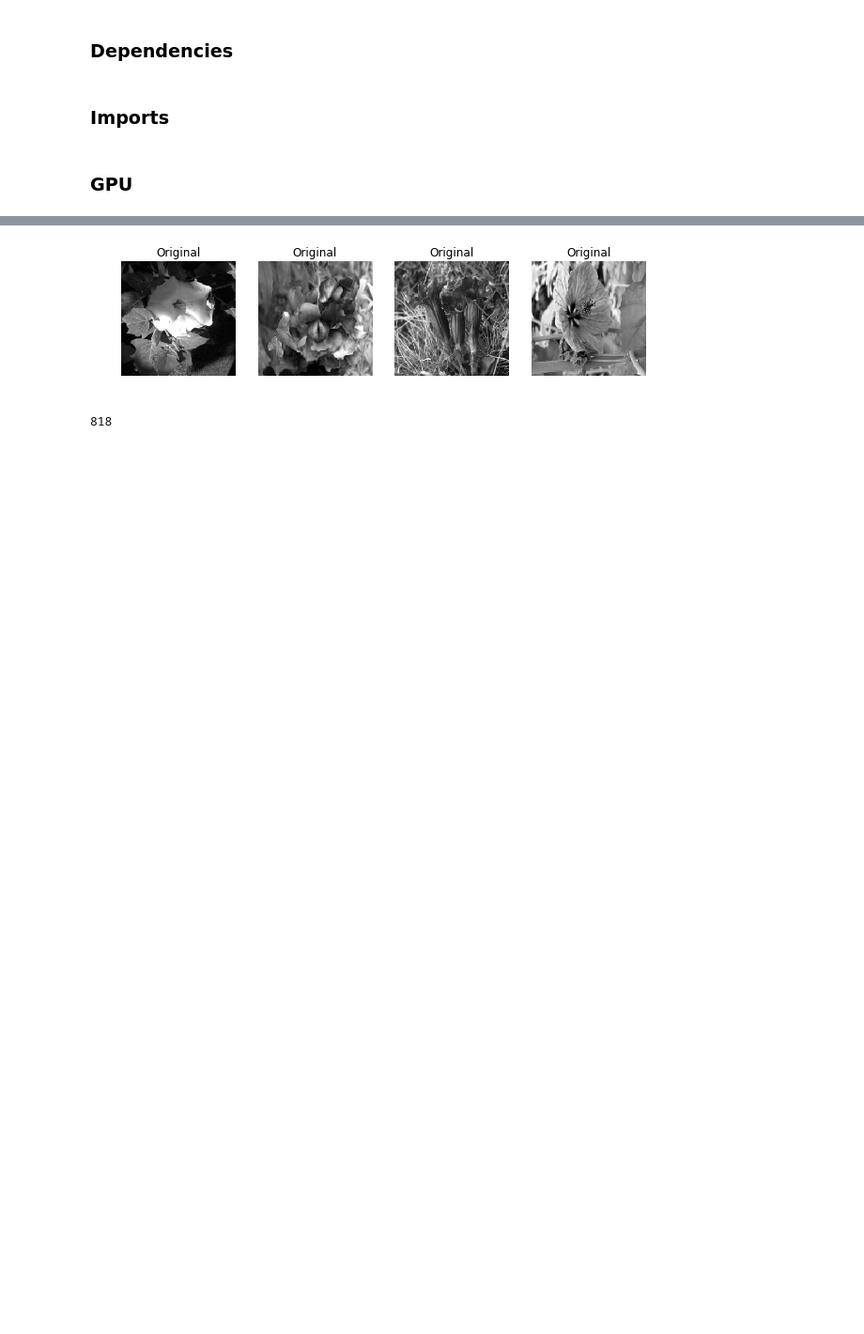
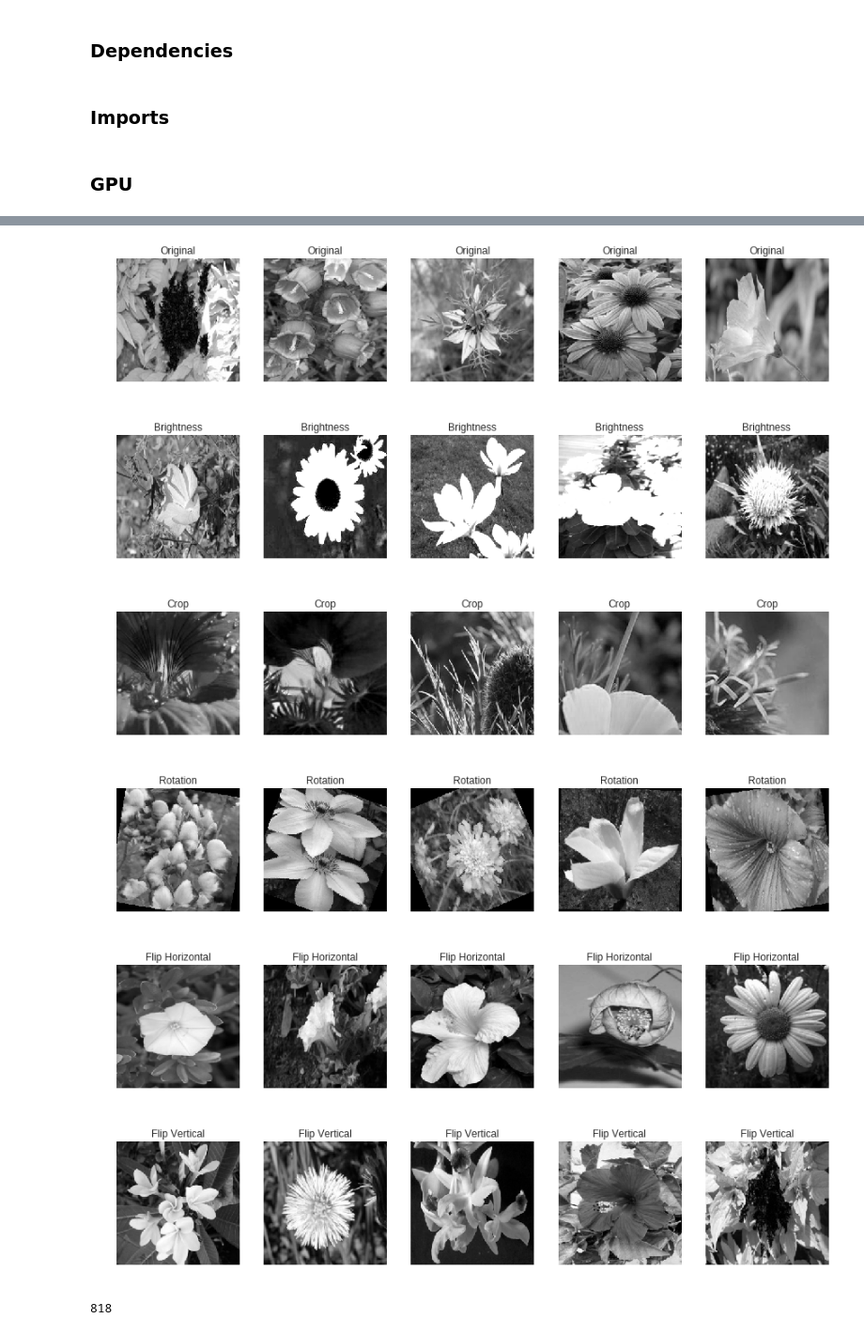
Before and after one commit to hydroxion/flower, a Jupyter notebook: vida.ipynb, the cells around one changed output, grey strips where cells are left out. Shown at 94% size. Drawn from its saved outputs; the diff is of its cells as text; code cells hidden in the pictures; blank space fills up the shorter version.

Commit message:
Dependencies updated, notebook moved to Google Colab, accuracy computed, reference to Autoencoder paper added, bug on train fixed, data augmentation refined and loss plot added

```diff
--- a/vida.ipynb
+++ b/vida.ipynb
@@ -63,7 +93,7 @@ def load(path = None, transform = None):
         Return
         ------
 
-        Image Folder object
+        Image Folder
 
         References
         ----------
@@ -78,12 +108,7 @@ def load(path = None, transform = None):
     if not pth.exists() or not pth.is_dir():
         raise Exception('Incompatible path')
 
-    dataset = torchvision.datasets.ImageFolder(
-        root=path,
-        transform=transform
-    )
-
-    return dataset
+    return torchvision.datasets.ImageFolder(root = path, transform = transform)
 # %%
 def plot(axe = None, images = None, cmap = 'gray', title = '', color = False):
     '''
@@ -133,9 +158,9 @@ def plot(axe = None, images = None, cmap = 'gray', title = '', color = False):
         https://matplotlib.org/examples/color/colormaps_reference.html
     '''
 
-    count = 0
+    if len(axe.shape) == 1:
+        count = 0
 
-    if len(axe.shape) == 1:
         for col in range(axe.shape[0]):
             if color:
                 axe[col].imshow(images[count].numpy().transpose((1, 2, 0)))
@@ -148,6 +173,9 @@ def plot(axe = None, images = None, cmap = 'gray', title = '', color = False):
                 axe[col].set_title(title)
 
             count += 1
-
-        return
+    else:
+        raise Exception('Invalid shape')
+# %%
+# Normalize
+normalize = torchvision.transforms.Normalize(mean = (0.485, 0.456, 0.406), std = (0.229, 0.224, 0.225))
 # %%
@@ -227,16 +256,21 @@ print(reduce(lambda start, length: start + length, [len(obj['data'].dataset) for
 # %%
-# Plot train dataset
+# Plot train
 %matplotlib inline
 
-for obj in train_vector:
-    # Get epoch
-    images_train, labels_train = iter(obj['data']).next()
+for dataset in train_dataset:
+    # Get batch
+    images_train, labels_train = iter(dataset['data']).next()
 
     # Create buffer
-    figure, axe = pp.subplots(nrows=1, ncols=4, figsize=(10, 10))
+    figure, axe = pp.subplots(nrows = 1, ncols = 5, figsize=(15, 10))
 
     # Plot images
-    plot(axe = axe, images = images_train[:, 1], title = obj['title'])
+    plot(axe = axe, images = images_train[:, 1], title = dataset['title'])
 # %% [output]
-[figure, old version]
+[figure, new version]
+[figure, added]
+[figure, added]
+[figure, added]
+[figure, added]
+[figure, added]
 # %%
```
Also changed, not shown: parts of 22 cells of this notebook, 3 other files.
